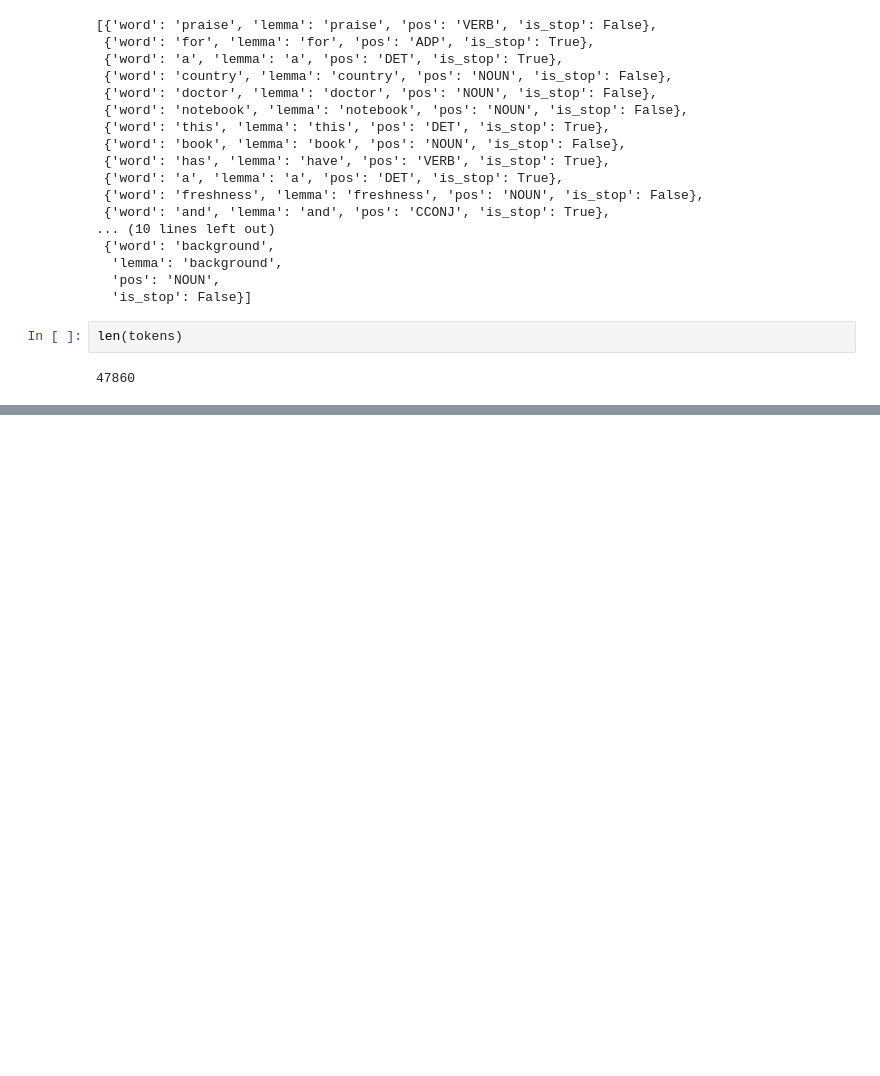
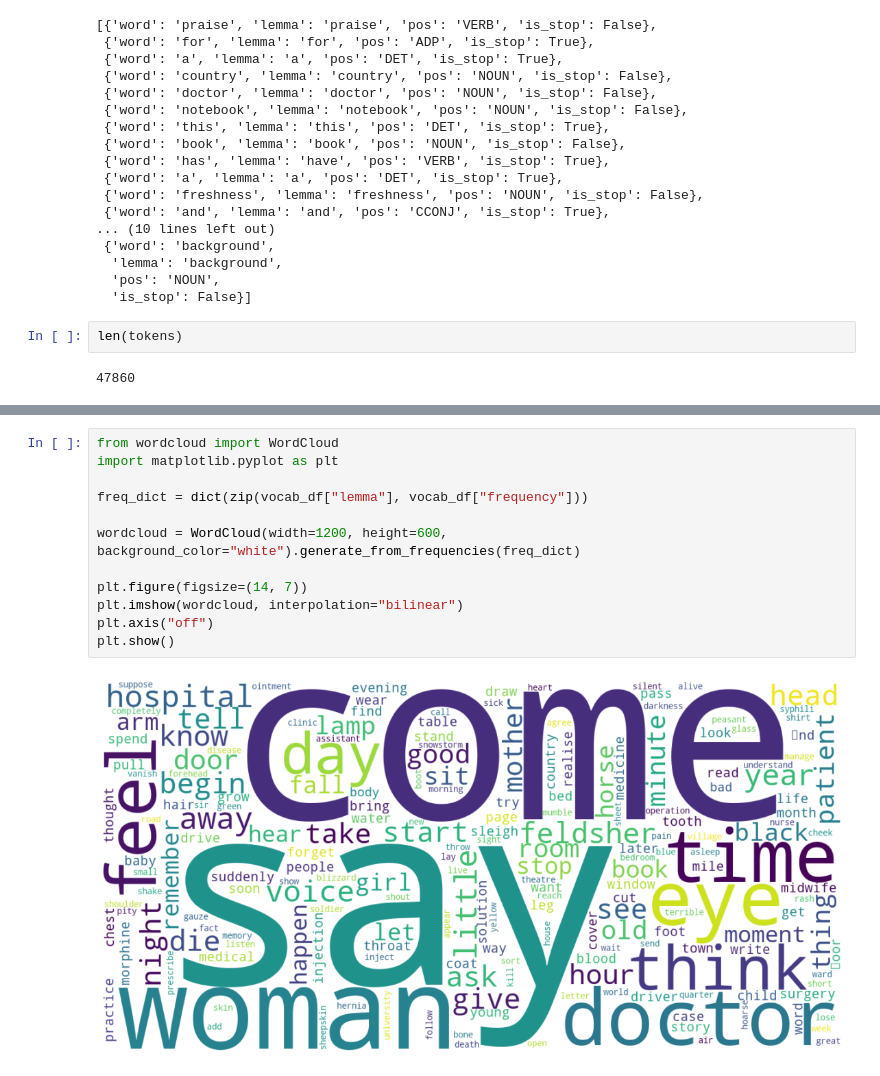
Before and after one commit to nrzdhmz/book-vocabulary-extractor, a Jupyter notebook: notebooks/01_pdf_extraction.ipynb, the cells around one changed output, grey strips where cells are left out. Saved outputs shown, nothing was run; the diff lists cells and outputs as text; blank space fills up the shorter version.

```diff
--- a/notebooks/01_pdf_extraction.ipynb
+++ b/notebooks/01_pdf_extraction.ipynb
@@ -60,0 +136,14 @@ len(tokens)
+# %%
+from wordcloud import WordCloud
+import matplotlib.pyplot as plt
+
+freq_dict = dict(zip(vocab_df["lemma"], vocab_df["frequency"]))
+
+wordcloud = WordCloud(width=1200, height=600, background_color="white").generate_from_frequencies(freq_dict)
+
+plt.figure(figsize=(14, 7))
+plt.imshow(wordcloud, interpolation="bilinear")
+plt.axis("off")
+plt.show()
+# %% [output]
+[figure, added]
```
Also changed, not shown: parts of 5 cells of this notebook, 1 other file.
